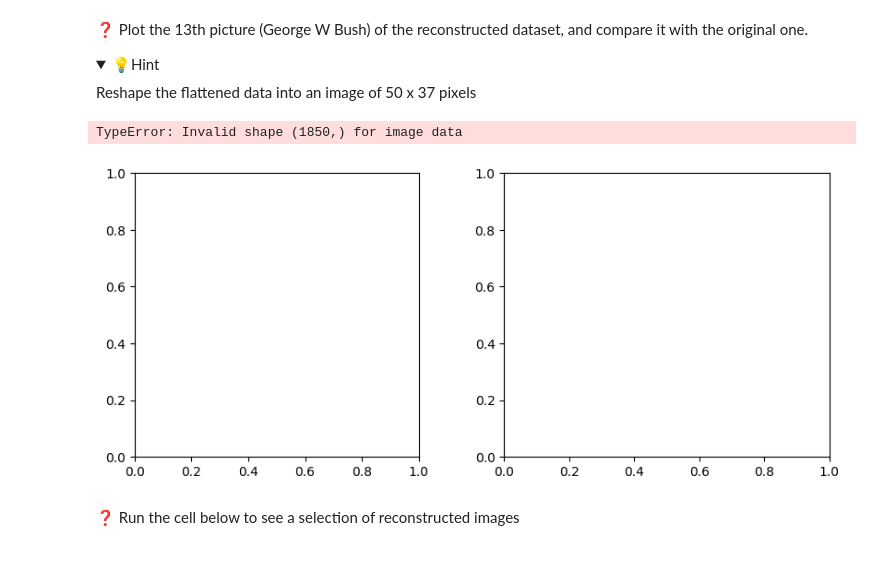
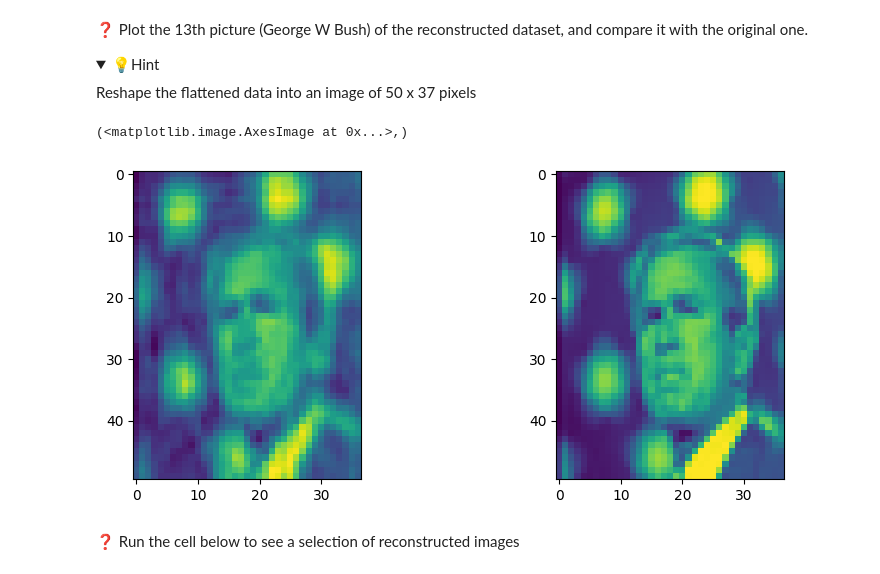
Before and after one commit to multiyumz/data-science-challenges, a Jupyter notebook: data-face-recognition/face_recognition.ipynb, the cells around one changed output. Drawn from its saved outputs; the diff is of its cells as text; code cells hidden in the pictures; folded sections open.

```diff
--- a/data-face-recognition/face_recognition.ipynb
+++ b/data-face-recognition/face_recognition.ipynb
@@ -134,11 +134,11 @@ Reshape the flattened data into an image of 50 x 37 pixels
 </details>
 # %%
 fig, axs = plt.subplots(1,2, figsize=(10,4))
-axs[0].imshow(data_reconstructed[12])#.reshape((50,37))), #cmap=plt.cm.gray)
+axs[0].imshow(data_reconstructed[12].reshape((50,37))), #cmap=plt.cm.gray)
 axs[1].imshow(faces.images[12]), #cmap=plt.cm.gray)
 # %% [output]
-TypeError: Invalid shape (1850,) for image data
+(<matplotlib.image.AxesImage at 0x...>,)
-[figure, old version]
+[figure, new version]
 # %% [markdown]
 ❓ Run the cell below to see a selection of reconstructed images
 # %%
```
Also changed, not shown: parts of 15 cells of this notebook, 1 other file.
